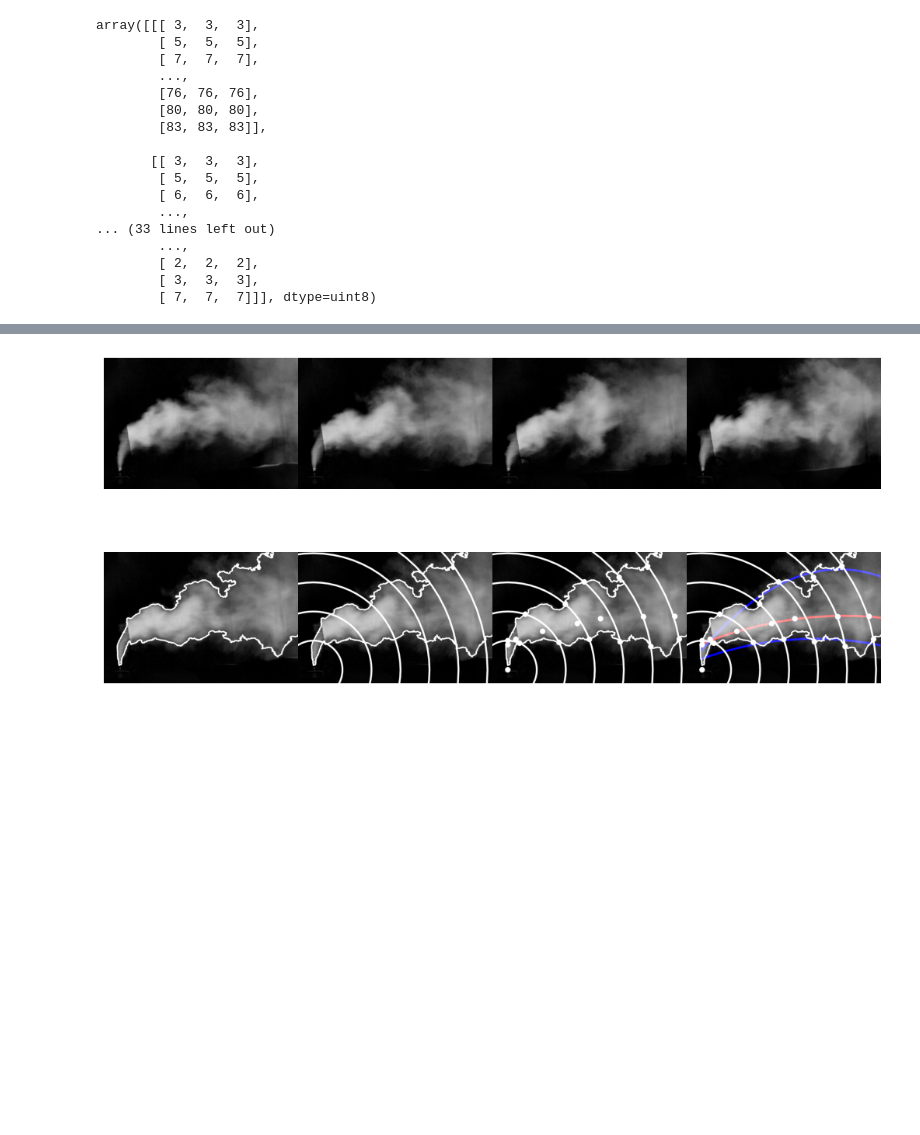
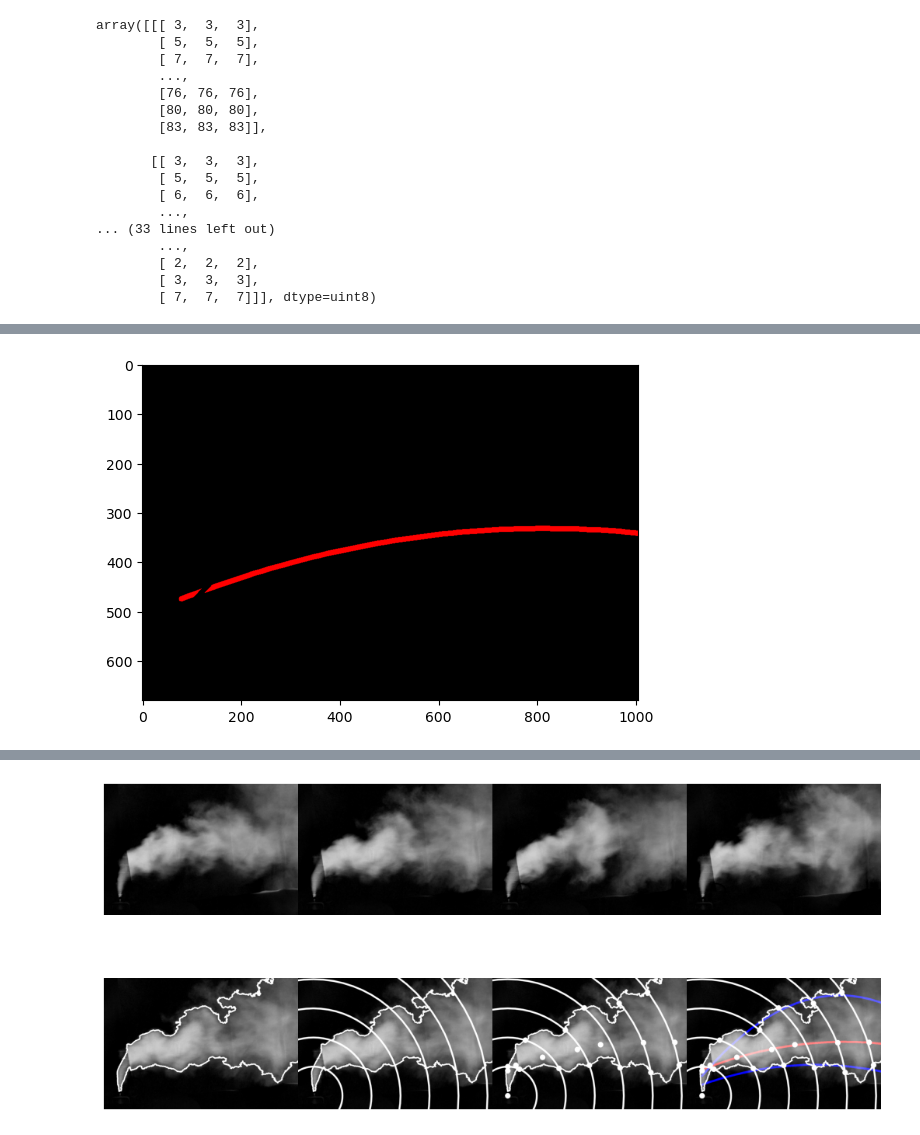
Before and after one commit to MalachiteWind/ROM-Plumes-Experiments, a Jupyter notebook: figures.ipynb, the cells around one changed output, grey strips where cells are left out. Cells and saved outputs as stored; diff of their text form; code cells hidden in the pictures; blank space fills up the shorter version.

```diff
--- a/figures.ipynb
+++ b/figures.ipynb
@@ -501,0 +504,7 @@ plt.show()
+# %%
+red_frame = np.copy(test_frame)
+red_frame[:,:,2]=0
+plt.imshow(red_frame)
+plt.show()
+# %% [output]
+[figure, added]
```
Also changed, not shown: parts of 3 cells of this notebook.
